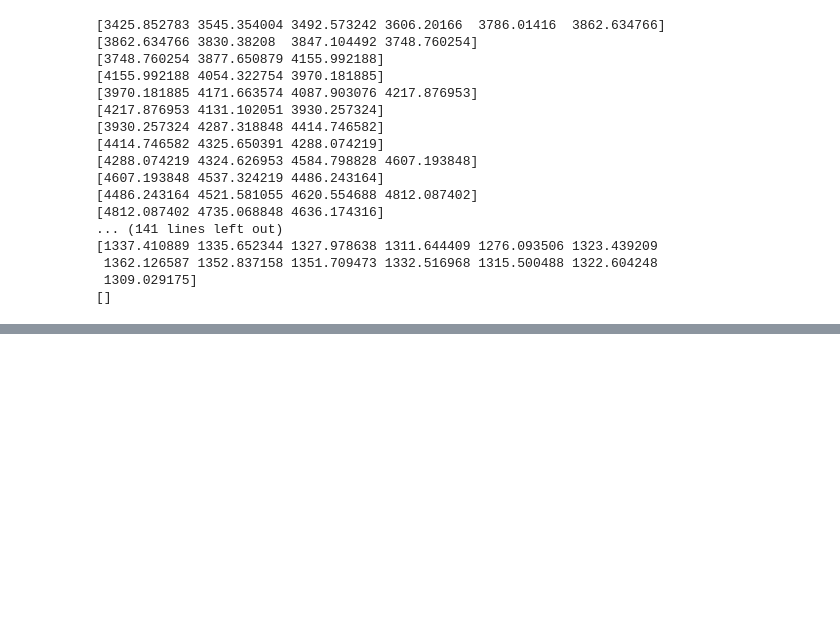
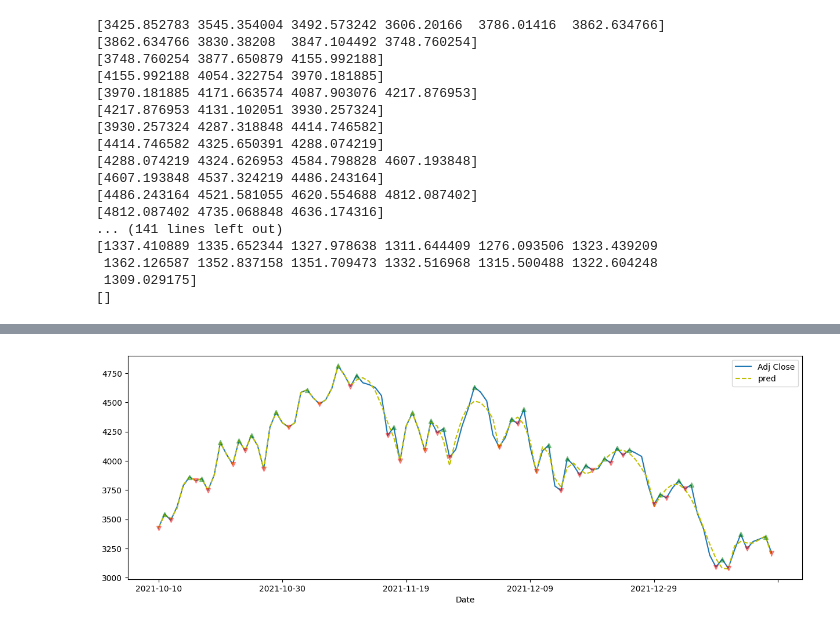
Before and after one commit to iamjakkie/Time_Series_Approximator, a Jupyter notebook: research.ipynb, the cells around one changed output, grey strips where cells are left out. Drawn from its saved outputs; the diff is of its cells as text; code cells hidden in the pictures; blank space fills up the shorter version.

```diff
--- a/research.ipynb
+++ b/research.ipynb
@@ -90,0 +121,3 @@ for (start, stop) in idx:
+# %%
+df['pred'] = 0
+df.head()
@@ -90,0 +131,12 @@ for (start, stop) in idx:
+# %%
+for (start, stop) in idx:
+    xdata=list(range(start, stop+1))
+    if xdata:
+        ydata=df.iloc[start:stop+1]["Adj Close"].values
+        z = np.polyfit(xdata, ydata, 4)
+        p = np.poly1d(z)
+        y_fit = p(xdata)
+        for i, x in enumerate(xdata):
+            df.iat[x, 7] = y_fit[i]
+        # print(f"Original: {ydata}")
+        # print(f"Pred: {y_fit}")
@@ -90,0 +152,9 @@ for (start, stop) in idx:
+# %%
+mins = argrelextrema(df[:100]["Adj Close"].values, np.less_equal, order=1)[0]
+maxs = argrelextrema(df[:100]["Adj Close"].values, np.greater_equal, order=1)[0]
+
+df[:100].plot(x="Date", y=["Adj Close", "pred"], style=[None, "y--"], figsize=(15,5))
+df[:100].iloc[mins]["Adj Close"].plot(style=".", lw=10, color="red", marker="v", alpha=.4)
+df[:100].iloc[maxs]["Adj Close"].plot(style=".", lw=10, color="green", marker="^", alpha=.4);
+# %% [output]
+[figure, added]
```
Also changed, not shown: parts of 10 cells of this notebook.
